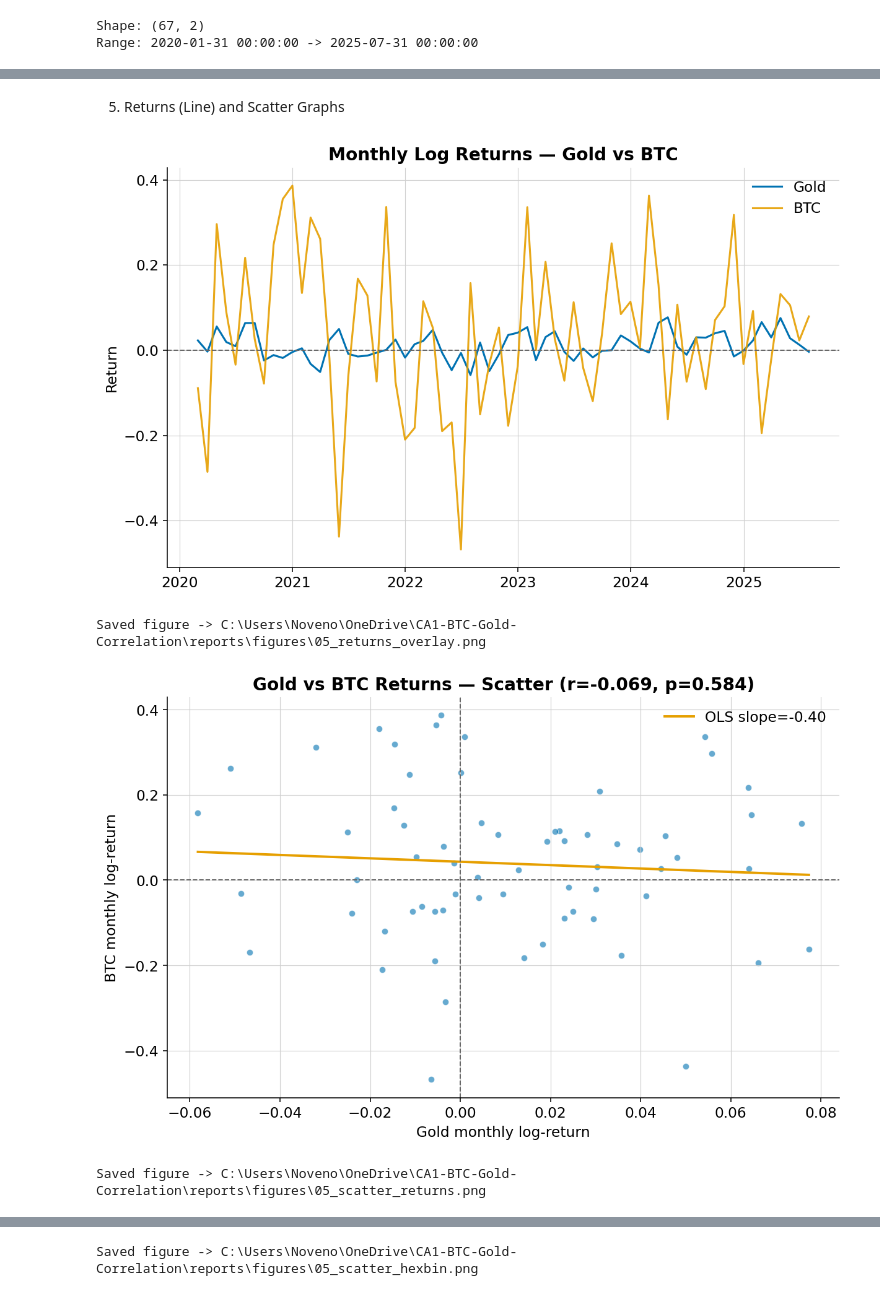
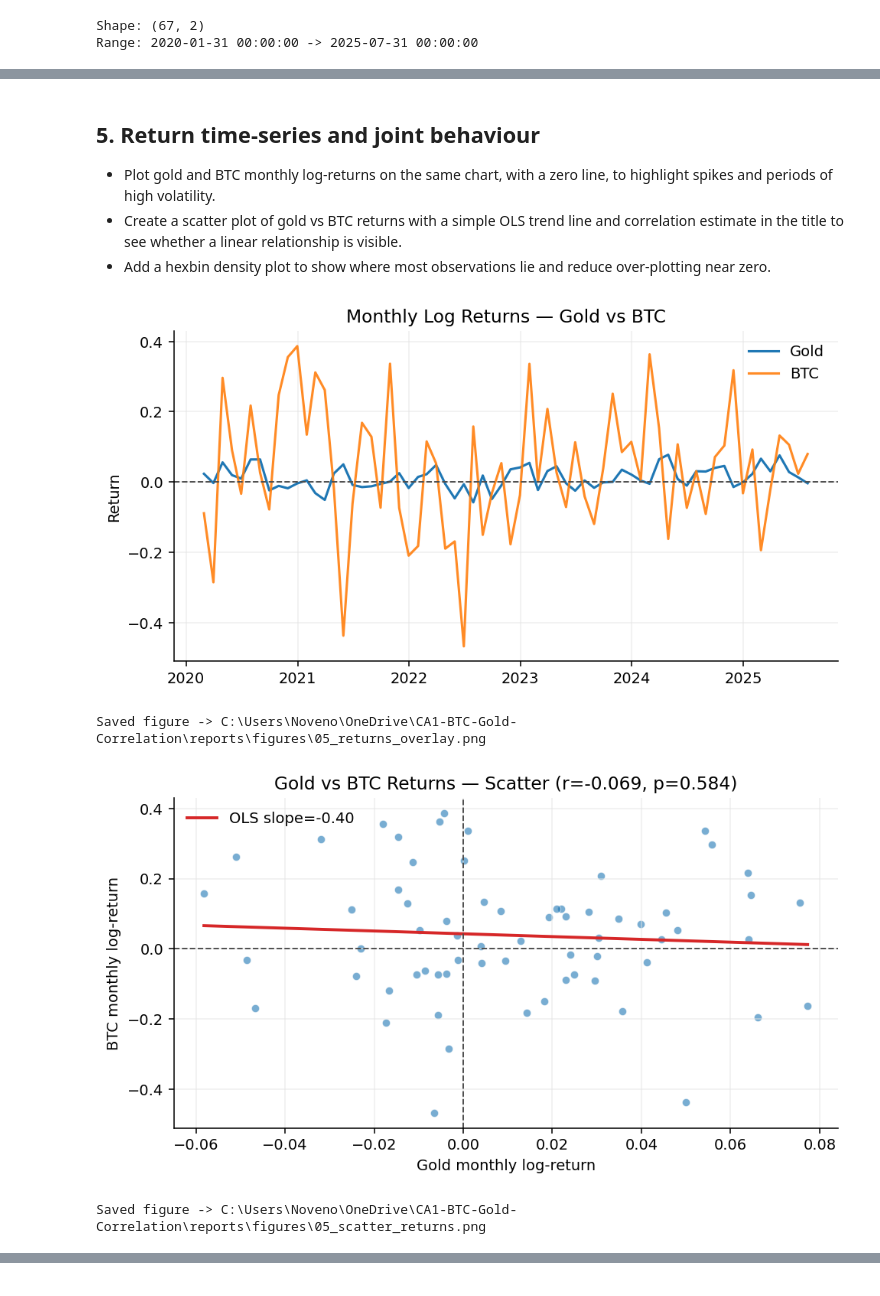
Before and after one commit to novenoandrewm/BTC-Gold-Correlation, a Jupyter notebook: notebooks/05_EDA.ipynb, the cells around one changed output, grey strips where cells are left out. Drawn from its saved outputs; the diff is of its cells as text; code cells hidden in the pictures.

```diff
--- a/notebooks/05_EDA.ipynb
+++ b/notebooks/05_EDA.ipynb
@@ -161,6 +170,14 @@ Saved table -> C:\Users\Noveno\OneDrive\CA1-BTC-Gold-Correlation\reports\tables\
 Saved figure -> C:\Users\Noveno\OneDrive\CA1-BTC-Gold-Correlation\reports\figures\04_returns_hist_kde.png
 # %% [markdown]
-5. Returns (Line) and Scatter Graphs
+## 5. Return time-series and joint behaviour
+
+- Plot gold and BTC monthly log-returns on the same chart, with a zero line,
+  to highlight spikes and periods of high volatility.
+- Create a scatter plot of gold vs BTC returns with a simple OLS trend line
+  and correlation estimate in the title to see whether a linear relationship
+  is visible.
+- Add a hexbin density plot to show where most observations lie and reduce
+  over-plotting near zero.
 # %%
 # Overlay returns (zero line, spike highlight)
 fig, ax = plt.subplots()
@@ -169,50 +186,35 @@ ax.plot(ret.index, ret["BTC_ret"],  color=CORANGE, linewidth=1.6, label="BTC", a
 ax.axhline(0, color=CGRAY, linestyle="--", linewidth=1)
 ax.set_title("Monthly Log Returns — Gold vs BTC")
 ax.set_ylabel("Return"); ax.set_xlabel("")
 ax.legend(frameon=False)
 plt.savefig(FIG/"05_returns_overlay.svg")
 plt.savefig(FIG/"05_returns_overlay.png", dpi=220)
 plt.show()
 print("Saved figure ->", (FIG/"05_returns_overlay.png").resolve())
 
 # Scatter + OLS trend line + r,p in the title
 from scipy import stats as _stats  # avoid name clashes
-
 r, p = _stats.pearsonr(ret["Gold_ret"], ret["BTC_ret"])
 x = ret["Gold_ret"].to_numpy()
 y = ret["BTC_ret"].to_numpy()
 m, c = np.polyfit(x, y, 1)  # OLS linear
 
 fig, ax = plt.subplots()
 ax.scatter(x, y, s=28, alpha=0.6, color=CBLUE, edgecolor="white", linewidth=0.5)
 xline = np.linspace(x.min(), x.max(), 200)
-ax.plot(xline, m*xline + c, color=CORANGE, linewidth=2, label=f"OLS slope={m:.2f}")
+ax.plot(xline, m*xline + c, color=CRED, linewidth=2, label=f"OLS slope={m:.2f}")
 ax.axhline(0, color=CGRAY, linestyle="--", linewidth=1)
 ax.axvline(0, color=CGRAY, linestyle="--", linewidth=1)
 ax.set_xlabel("Gold monthly log-return")
 ax.set_ylabel("BTC monthly log-return")
 ax.set_title(f"Gold vs BTC Returns — Scatter (r={r:.3f}, p={p:.3f})")
 ax.legend(frameon=False)
 plt.savefig(FIG/"05_scatter_returns.svg")
 plt.savefig(FIG/"05_scatter_returns.png", dpi=220)
 plt.show()
 print("Saved figure ->", (FIG/"05_scatter_returns.png").resolve())
-
-# Hexbin for 2D density
-fig, ax = plt.subplots()
-hb = ax.hexbin(x, y, gridsize=25, cmap="Blues", mincnt=1)
-ax.axhline(0, color=CGRAY, linestyle="--", linewidth=1)
-ax.axvline(0, color=CGRAY, linestyle="--", linewidth=1)
-ax.set_xlabel("Gold monthly log-return")
-ax.set_ylabel("BTC monthly log-return")
-ax.set_title("Gold vs BTC Returns — Hexbin Density")
-cb = fig.colorbar(hb, ax=ax); cb.set_label("Count")
-plt.savefig(FIG/"05_scatter_hexbin.svg")
-plt.savefig(FIG/"05_scatter_hexbin.png", dpi=220)
-plt.show()
-print("Saved figure ->", (FIG/"05_scatter_hexbin.png").resolve())
 # %% [output]
-[figure, old version]
+[figure, new version]
 Saved figure -> C:\Users\Noveno\OneDrive\CA1-BTC-Gold-Correlation\reports\figures\05_returns_overlay.png
-[figure, old version]
+[figure, new version]
 Saved figure -> C:\Users\Noveno\OneDrive\CA1-BTC-Gold-Correlation\reports\figures\05_scatter_returns.png
@@ -220,2 +221 @@ Saved figure -> C:\Users\Noveno\OneDrive\CA1-BTC-Gold-Correlation\reports\figure
-Saved figure -> C:\Users\Noveno\OneDrive\CA1-BTC-Gold-Correlation\reports\figures\05_scatter_hexbin.png
 # %% [markdown]
```
Also changed, not shown: parts of 10 cells of this notebook, 33 other files.
